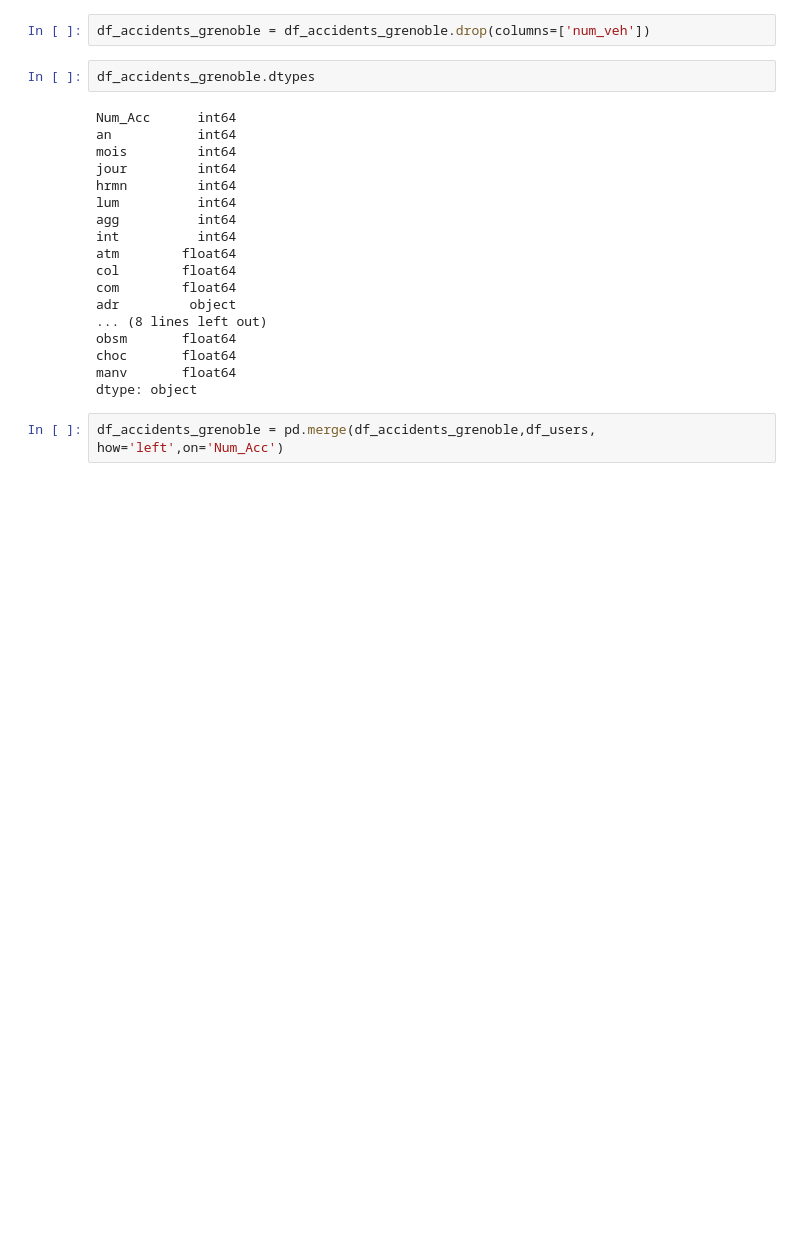
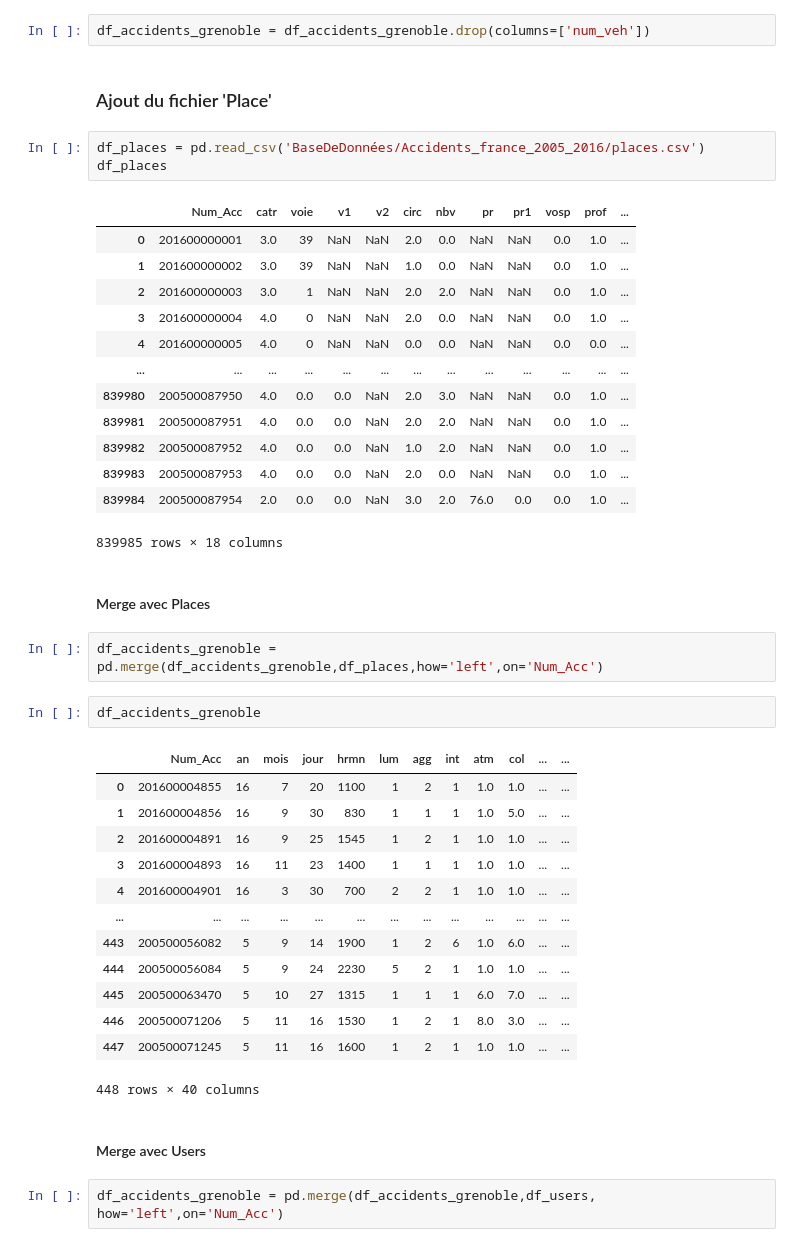
Before and after one commit to Flotauv/Projet_Data_Innovant-, a Jupyter notebook: Projet_FLO.ipynb, the cells around one changed output. Saved outputs shown, nothing was run; the diff lists cells and outputs as text; blank space fills up the shorter version.

Commit message:
Mise en place

```diff
--- a/Projet_FLO.ipynb
+++ b/Projet_FLO.ipynb
@@ -138,26 +122,47 @@ df_accidents_grenoble
 448 rows × 24 columns
 # %%
 df_accidents_grenoble = df_accidents_grenoble.drop(columns=['num_veh'])
+# %% [markdown]
+### Ajout du fichier 'Place'
+# %%
+df_places = pd.read_csv('BaseDeDonnées/Accidents_france_2005_2016/places.csv')
+df_places
+# %% [output]
+|  | Num_Acc | catr | voie | v1 | v2 | circ | nbv | pr | pr1 | vosp | prof | ... |
+| 0 | 201600000001 | 3.0 | 39 | NaN | NaN | 2.0 | 0.0 | NaN | NaN | 0.0 | 1.0 | ... |
+| 1 | 201600000002 | 3.0 | 39 | NaN | NaN | 1.0 | 0.0 | NaN | NaN | 0.0 | 1.0 | ... |
+| 2 | 201600000003 | 3.0 | 1 | NaN | NaN | 2.0 | 2.0 | NaN | NaN | 0.0 | 1.0 | ... |
+| 3 | 201600000004 | 4.0 | 0 | NaN | NaN | 2.0 | 0.0 | NaN | NaN | 0.0 | 1.0 | ... |
+| 4 | 201600000005 | 4.0 | 0 | NaN | NaN | 0.0 | 0.0 | NaN | NaN | 0.0 | 0.0 | ... |
+| ... | ... | ... | ... | ... | ... | ... | ... | ... | ... | ... | ... | ... |
+| 839980 | 200500087950 | 4.0 | 0.0 | 0.0 | NaN | 2.0 | 3.0 | NaN | NaN | 0.0 | 1.0 | ... |
+| 839981 | 200500087951 | 4.0 | 0.0 | 0.0 | NaN | 2.0 | 2.0 | NaN | NaN | 0.0 | 1.0 | ... |
+| 839982 | 200500087952 | 4.0 | 0.0 | 0.0 | NaN | 1.0 | 2.0 | NaN | NaN | 0.0 | 1.0 | ... |
+| 839983 | 200500087953 | 4.0 | 0.0 | 0.0 | NaN | 2.0 | 0.0 | NaN | NaN | 0.0 | 1.0 | ... |
+| 839984 | 200500087954 | 2.0 | 0.0 | 0.0 | NaN | 3.0 | 2.0 | 76.0 | 0.0 | 0.0 | 1.0 | ... |
+839985 rows × 18 columns
+# %% [markdown]
+#### Merge avec Places
+# %%
+df_accidents_grenoble = pd.merge(df_accidents_grenoble,df_places,how='left',on='Num_Acc')
 # %%
-df_accidents_grenoble.dtypes
+df_accidents_grenoble
 # %% [output]
+|  | Num_Acc | an | mois | jour | hrmn | lum | agg | int | atm | col | ... | ... |
+| 0 | 201600004855 | 16 | 7 | 20 | 1100 | 1 | 2 | 1 | 1.0 | 1.0 | ... | ... |
+| 1 | 201600004856 | 16 | 9 | 30 | 830 | 1 | 1 | 1 | 1.0 | 5.0 | ... | ... |
+| 2 | 201600004891 | 16 | 9 | 25 | 1545 | 1 | 2 | 1 | 1.0 | 1.0 | ... | ... |
+| 3 | 201600004893 | 16 | 11 | 23 | 1400 | 1 | 1 | 1 | 1.0 | 1.0 | ... | ... |
+| 4 | 201600004901 | 16 | 3 | 30 | 700 | 2 | 2 | 1 | 1.0 | 1.0 | ... | ... |
+| ... | ... | ... | ... | ... | ... | ... | ... | ... | ... | ... | ... | ... |
+| 443 | 200500056082 | 5 | 9 | 14 | 1900 | 1 | 2 | 6 | 1.0 | 6.0 | ... | ... |
+| 444 | 200500056084 | 5 | 9 | 24 | 2230 | 5 | 2 | 1 | 1.0 | 1.0 | ... | ... |
+| 445 | 200500063470 | 5 | 10 | 27 | 1315 | 1 | 1 | 1 | 6.0 | 7.0 | ... | ... |
+| 446 | 200500071206 | 5 | 11 | 16 | 1530 | 1 | 2 | 1 | 8.0 | 3.0 | ... | ... |
+| 447 | 200500071245 | 5 | 11 | 16 | 1600 | 1 | 2 | 1 | 1.0 | 1.0 | ... | ... |
-Num_Acc      int64
-an           int64
-mois         int64
-jour         int64
-hrmn         int64
-lum          int64
-agg          int64
-int          int64
-atm        float64
-col        float64
-com        float64
-adr         object
-... (8 lines left out)
-obsm       float64
-choc       float64
-manv       float64
-dtype: object
+448 rows × 40 columns
+# %% [markdown]
+#### Merge avec Users
 # %%
 df_accidents_grenoble = pd.merge(df_accidents_grenoble,df_users, how='left',on='Num_Acc')
 # %%
```
Also changed, not shown: parts of 8 cells of this notebook.
